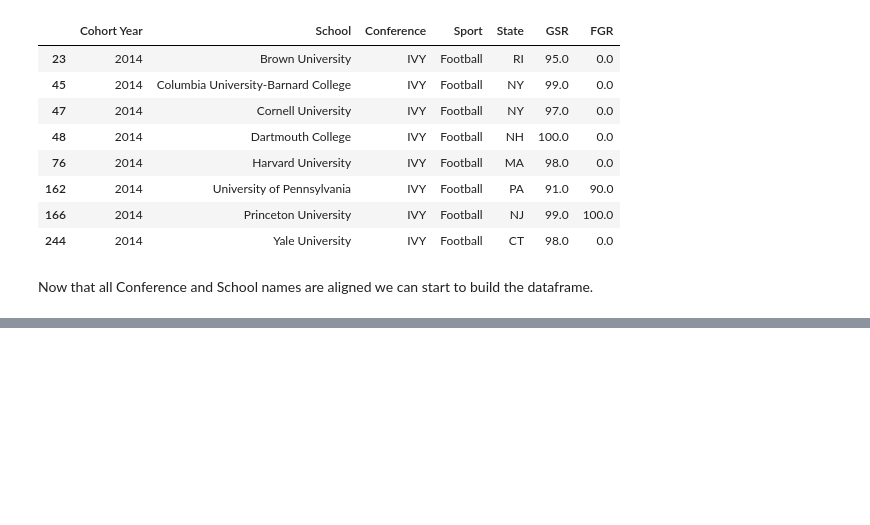
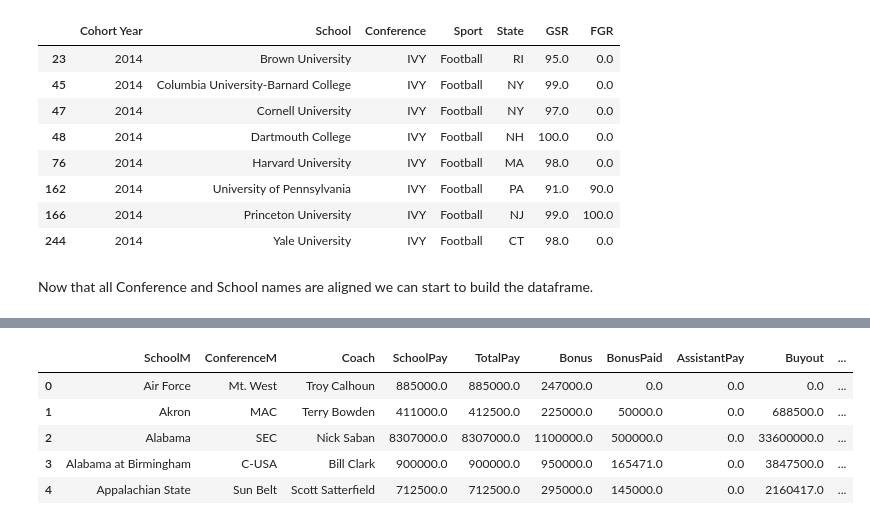
Before and after one commit to Champioa00/LAB1, a Jupyter notebook: Lab1Workingsession.ipynb, the cells around one changed output, grey strips where cells are left out. Saved outputs shown, nothing was run; the diff lists cells and outputs as text; code cells hidden in the pictures; blank space fills up the shorter version.

```diff
--- a/Lab1Workingsession.ipynb
+++ b/Lab1Workingsession.ipynb
@@ -512,0 +562,21 @@ coach_records_df.head()
+# %%
+## Merge the Stadium dataframe with our coaches and records df ##
+
+## Build the dataframe, start with coaches_records and stadium ##
+left_on = ['SchoolM', 'ConferenceM']
+right_on = ['College', 'Conference']
+
+## Merge the Dataframes ##
+
+coach_records_stadium_df = pd.merge(coach_records_df, stadiumdf, how='left', left_on =left_on, right_on=right_on)
+
+## Check that it worked ##
+
+coach_records_stadium_df.head()
+# %% [output]
+|  | SchoolM | ConferenceM | Coach | SchoolPay | TotalPay | Bonus | BonusPaid | AssistantPay | Buyout | ... |
+| 0 | Air Force | Mt. West | Troy Calhoun | 885000.0 | 885000.0 | 247000.0 | 0.0 | 0.0 | 0.0 | ... |
+| 1 | Akron | MAC | Terry Bowden | 411000.0 | 412500.0 | 225000.0 | 50000.0 | 0.0 | 688500.0 | ... |
+| 2 | Alabama | SEC | Nick Saban | 8307000.0 | 8307000.0 | 1100000.0 | 500000.0 | 0.0 | 33600000.0 | ... |
+| 3 | Alabama at Birmingham | C-USA | Bill Clark | 900000.0 | 900000.0 | 950000.0 | 165471.0 | 0.0 | 3847500.0 | ... |
+| 4 | Appalachian State | Sun Belt | Scott Satterfield | 712500.0 | 712500.0 | 295000.0 | 145000.0 | 0.0 | 2160417.0 | ... |
```
Also changed, not shown: parts of 7 cells of this notebook.
